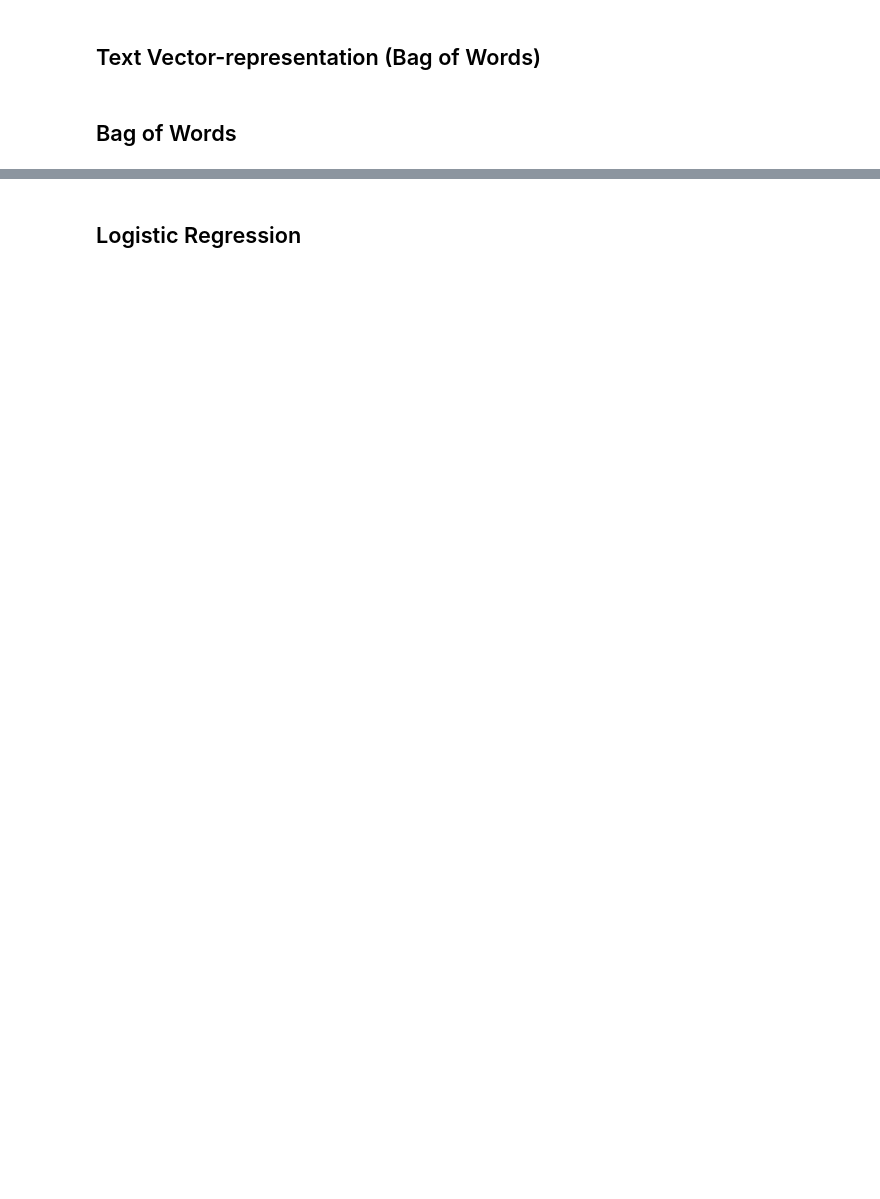
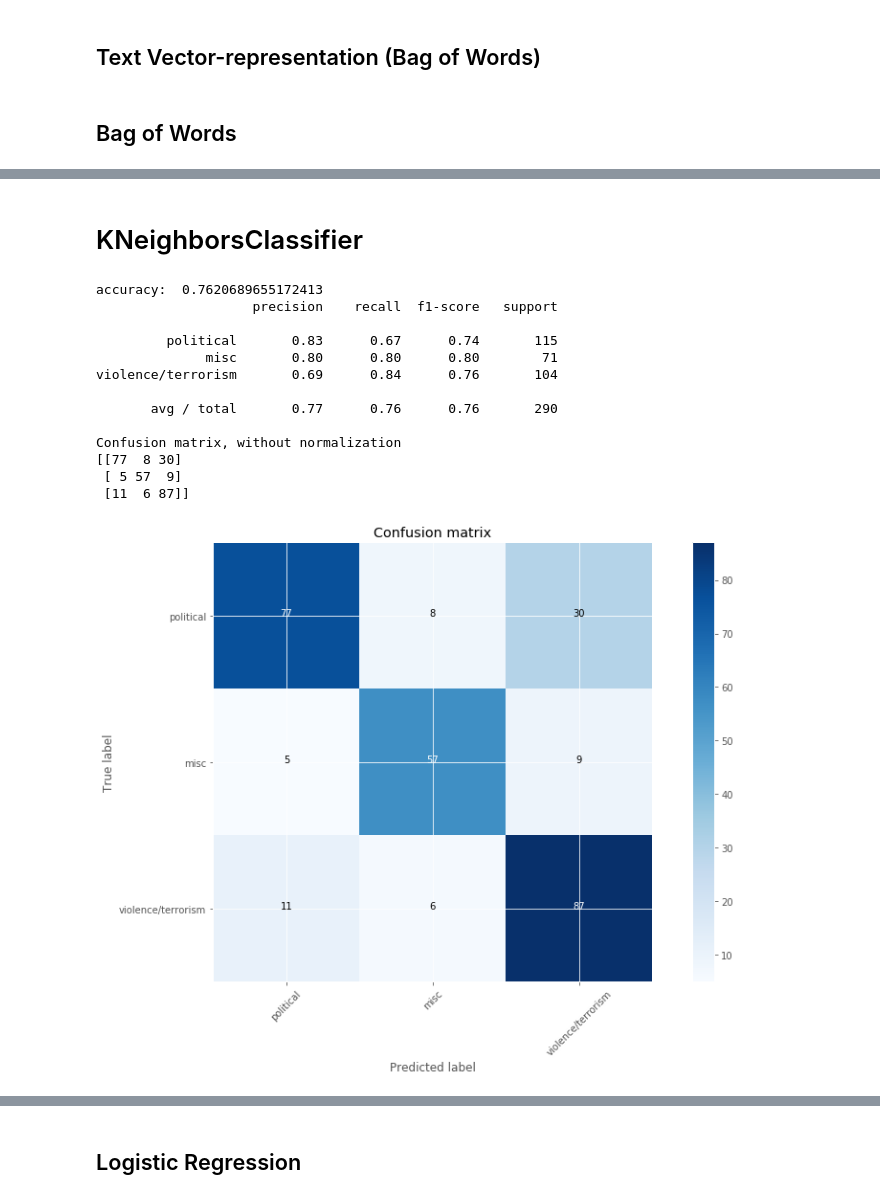
Before and after one commit to YorkUIRLab/eosdb, a Jupyter notebook: experiment/TopicClassificationPrediction.ipynb, the cells around one changed output, grey strips where cells are left out. Cells and saved outputs as stored; diff of their text form; code cells hidden in the pictures; blank space fills up the shorter version.

```diff
--- a/experiment/TopicClassificationPrediction.ipynb
+++ b/experiment/TopicClassificationPrediction.ipynb
@@ -83,5 +126,48 @@ print(len(X_test), len(y_test))
 # %%
-# vect = CountVectorizer(min_df=2)
-vect = TfidfVectorizer(norm='l2')
+vect = CountVectorizer(min_df=2)
+# vect = TfidfVectorizer(norm='l2')
 X_train_dtm = vect.fit_transform(X_train)
 X_test_dtm = vect.transform(X_test)
+
+
+# # normalized
+# X_train_dtm = preprocessing.normalize(X_train_dtm, norm='l2')
+# X_test_dtm = preprocessing.normalize(X_test_dtm, norm='l2')
+# %% [markdown]
+# KNeighborsClassifier
+# %%
+def kNeighours(X_train_dtm, X_test_dtm, y_train, y_test):
+    from sklearn.neighbors import KNeighborsClassifier
+    neigh = KNeighborsClassifier(n_neighbors=3)
+    neigh.fit(X_train_dtm, y_train)
+
+    y_pred_test = neigh.predict(X_test_dtm)
+
+    accuracy = accuracy_score(y_pred=y_pred_test, y_true=y_test)
+    CM = confusion_matrix(y_pred=y_pred_test, y_true=y_test)
+    print('accuracy: ', accuracy)
+    print(metrics.classification_report(y_test, y_pred_test, target_names=list(label_cat.keys())))
+
+    # Plot normalized confusion matrix
+    plt.figure(figsize=(12,8))
+    plot_confusion_matrix(CM, classes=label_cat.keys(), title='Confusion matrix')
+    plt.show()
+
+
+
+kNeighours(X_train_dtm, X_test_dtm, y_train, y_test)
+# %% [output]
+accuracy:  0.7620689655172413
+                    precision    recall  f1-score   support
+
+         political       0.83      0.67      0.74       115
+              misc       0.80      0.80      0.80        71
+violence/terrorism       0.69      0.84      0.76       104
+
+       avg / total       0.77      0.76      0.76       290
+
+Confusion matrix, without normalization
+[[77  8 30]
+ [ 5 57  9]
+ [11  6 87]]
+[figure, added]
```
Also changed, not shown: parts of 22 cells of this notebook.
